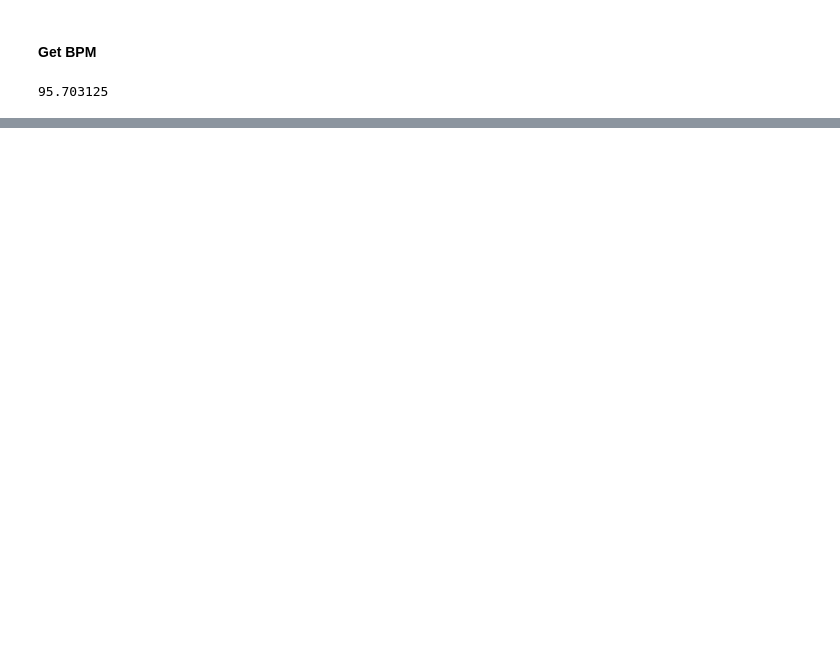
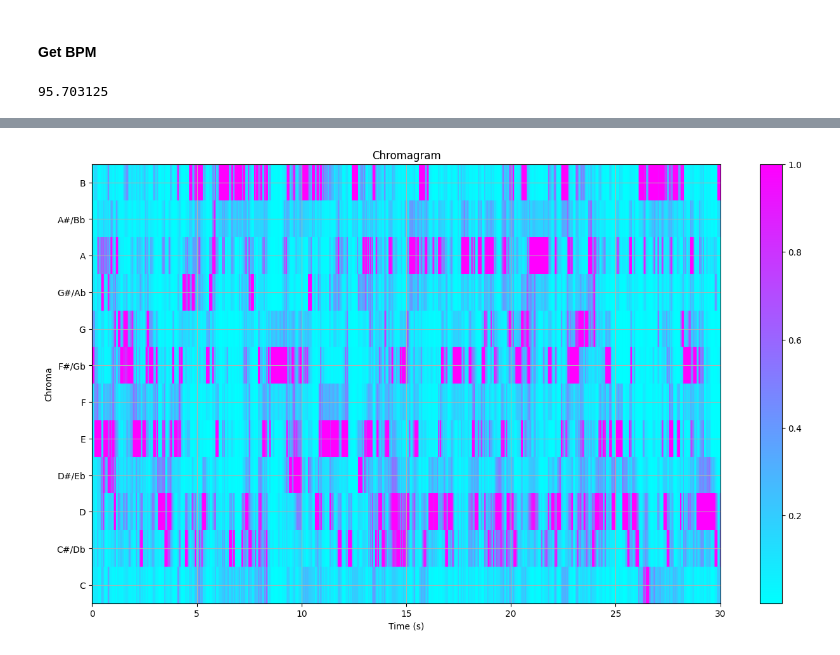
Before and after one commit to dilne/Ultimate-Audio-Dataset-DL-Processor, a Jupyter notebook: Ultimate Audio Dataset DL Processor.ipynb, the cells around one changed output, grey strips where cells are left out. Drawn from its saved outputs; the diff is of its cells as text; code cells hidden in the pictures; blank space fills up the shorter version.

Commit message:
Moved chromagram to music

```diff
--- a/Ultimate Audio Dataset DL Processor.ipynb
+++ b/Ultimate Audio Dataset DL Processor.ipynb
@@ -293,0 +279,16 @@ tempo
+# %%
+y, sr = librosa.load(file_path)
+
+chromagram = librosa.feature.chroma_stft(y=y, sr=sr)
+
+plt.figure(figsize=(16, 9))
+img = librosa.display.specshow(chromagram, x_axis='time', y_axis='chroma', cmap='cool')
+plt.title('Chromagram')
+plt.xlabel('Time (s)')
+plt.ylabel('Chroma')
+plt.colorbar(img)
+plt.yticks(range(12), ['C', 'C#/Db', 'D', 'D#/Eb', 'E', 'F', 'F#/Gb', 'G', 'G#/Ab', 'A', 'A#/Bb', 'B'])
+plt.grid(True)
+plt.show()
+# %% [output]
+[figure, added]
```
Also changed, not shown: parts of 5 cells of this notebook.
